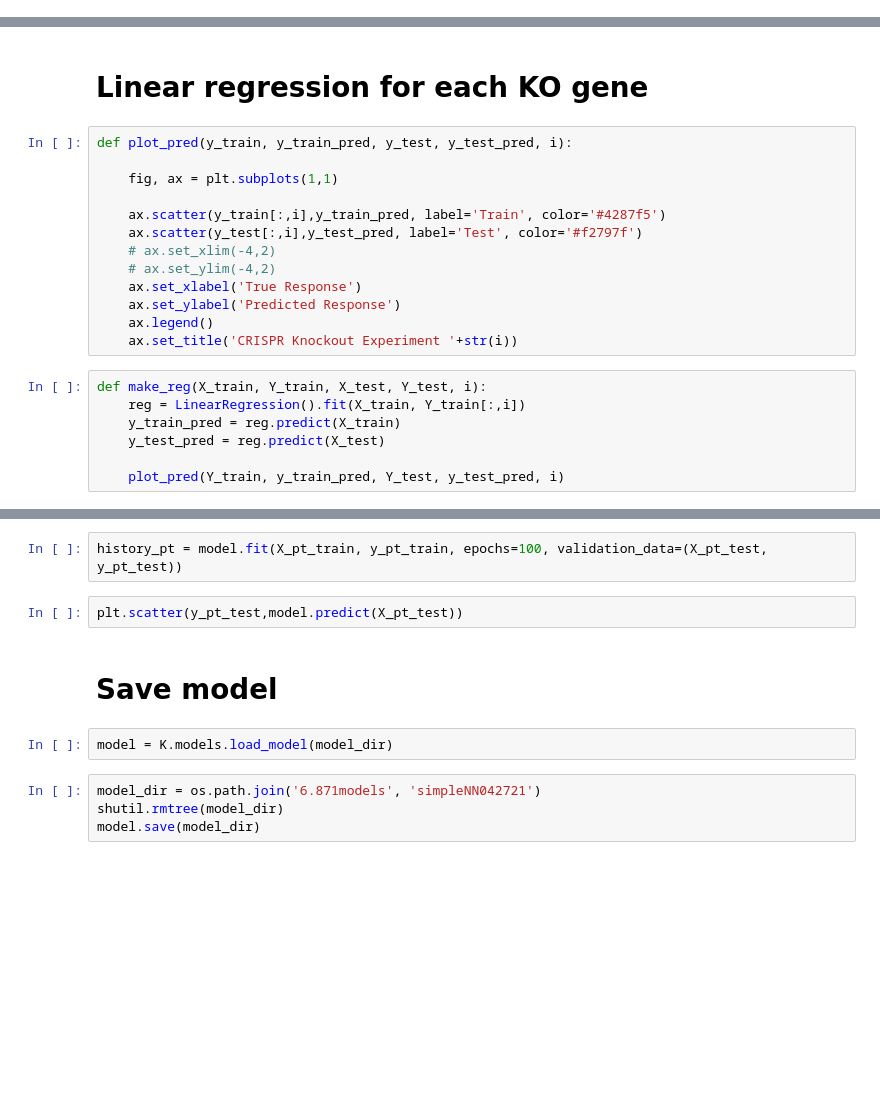
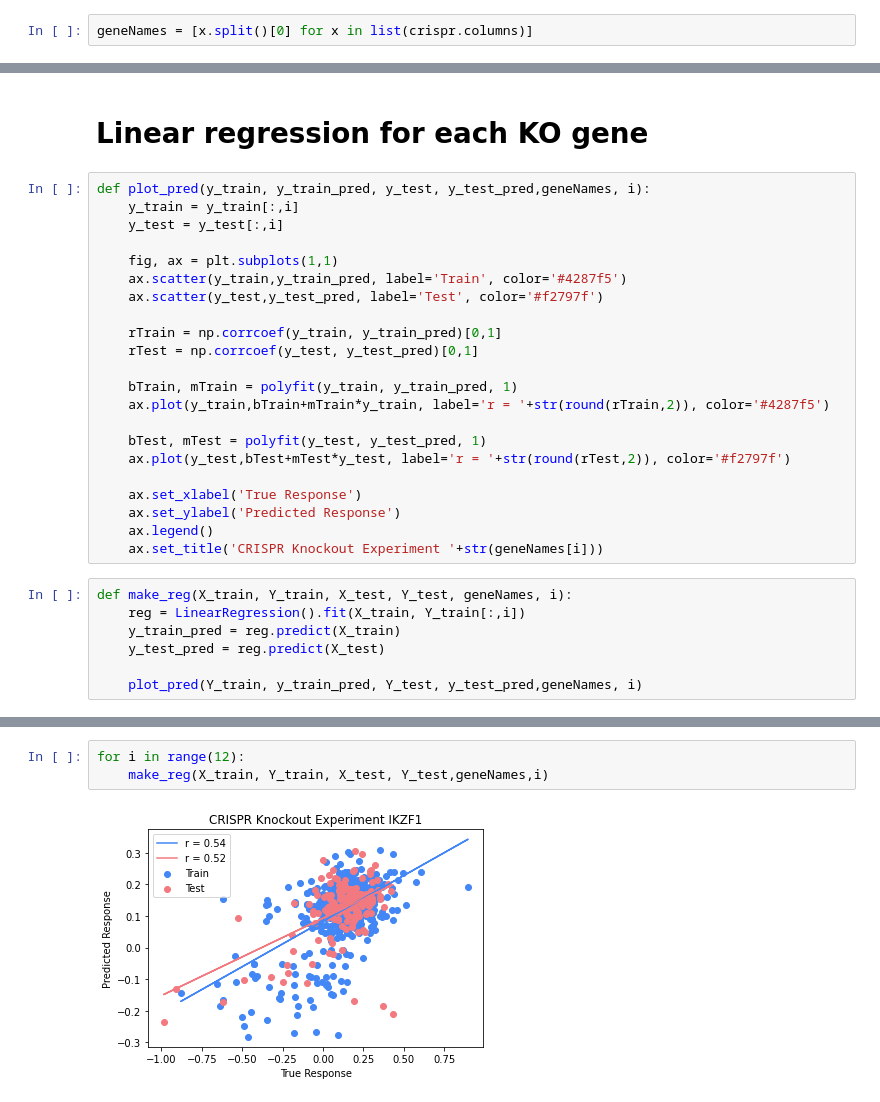
Before and after one commit to nalinimsingh/mm-cell_lines, a Jupyter notebook: AE_linReg.ipynb, the cells around one changed output, grey strips where cells are left out. Saved outputs shown, nothing was run; the diff lists cells and outputs as text; blank space fills up the shorter version.

Commit message:
updated the scatterplot to draw best fitting line and pearson r value

```diff
--- a/AE_linReg.ipynb
+++ b/AE_linReg.ipynb
@@ -42,6 +42,8 @@ crispr_rnaseq_merged = pd.read_csv('rnaseq_crispr_merged.csv')
 crispr_rnaseq_merged = crispr_rnaseq_merged.set_index(['DepMap_ID'])
 response_cols = [col for col in crispr_rnaseq_merged.columns if '_y' in col]
 crispr = crispr_rnaseq_merged[response_cols]
+# %%
+geneNames = [x.split()[0] for x in list(crispr.columns)]
 # %%
 train_index = list(set(X_train.index).intersection(crispr.index))
 val_index = list(set(X_val.index).intersection(crispr.index))
@@ -67,22 +69,31 @@ Y_train[:,1].shape
 # %% [markdown]
 # Linear regression for each KO gene
 # %%
-def plot_pred(y_train, y_train_pred, y_test, y_test_pred, i):
+def plot_pred(y_train, y_train_pred, y_test, y_test_pred,geneNames, i):
+    y_train = y_train[:,i]
+    y_test = y_test[:,i]
 
     fig, ax = plt.subplots(1,1)
+    ax.scatter(y_train,y_train_pred, label='Train', color='#4287f5')
+    ax.scatter(y_test,y_test_pred, label='Test', color='#f2797f')
 
-    ax.scatter(y_train[:,i],y_train_pred, label='Train', color='#4287f5')
-    ax.scatter(y_test[:,i],y_test_pred, label='Test', color='#f2797f')
-    # ax.set_xlim(-4,2)
-    # ax.set_ylim(-4,2)
+    rTrain = np.corrcoef(y_train, y_train_pred)[0,1]
+    rTest = np.corrcoef(y_test, y_test_pred)[0,1]
+
+    bTrain, mTrain = polyfit(y_train, y_train_pred, 1)
+    ax.plot(y_train,bTrain+mTrain*y_train, label='r = '+str(round(rTrain,2)), color='#4287f5')
+
+    bTest, mTest = polyfit(y_test, y_test_pred, 1)
+    ax.plot(y_test,bTest+mTest*y_test, label='r = '+str(round(rTest,2)), color='#f2797f')
+
     ax.set_xlabel('True Response')
     ax.set_ylabel('Predicted Response')
     ax.legend()
-    ax.set_title('CRISPR Knockout Experiment '+str(i))
+    ax.set_title('CRISPR Knockout Experiment '+str(geneNames[i]))
 # %%
-def make_reg(X_train, Y_train, X_test, Y_test, i):
+def make_reg(X_train, Y_train, X_test, Y_test, geneNames, i):
     reg = LinearRegression().fit(X_train, Y_train[:,i])
     y_train_pred = reg.predict(X_train)
     y_test_pred = reg.predict(X_test)
 
-    plot_pred(Y_train, y_train_pred, Y_test, y_test_pred, i)
+    plot_pred(Y_train, y_train_pred, Y_test, y_test_pred,geneNames, i)
@@ -150,12 +100,5 @@ pd.DataFrame(layers, columns=['Layer Type', 'Layer Name', 'Layer Trainable'])
-# %%
-history_pt = model.fit(X_pt_train, y_pt_train, epochs=100, validation_data=(X_pt_test, y_pt_test))
-# %%
-plt.scatter(y_pt_test,model.predict(X_pt_test))
-# %% [markdown]
-# Save model
-# %%
-model = K.models.load_model(model_dir)
-# %%
-model_dir = os.path.join('6.871models', 'simpleNN042721')
-shutil.rmtree(model_dir)
-model.save(model_dir)
+# %%
+for i in range(12):
+    make_reg(X_train, Y_train, X_test, Y_test,geneNames,i)
+# %% [output]
+[figure, added]
```
Also changed, not shown: parts of 15 cells of this notebook.
